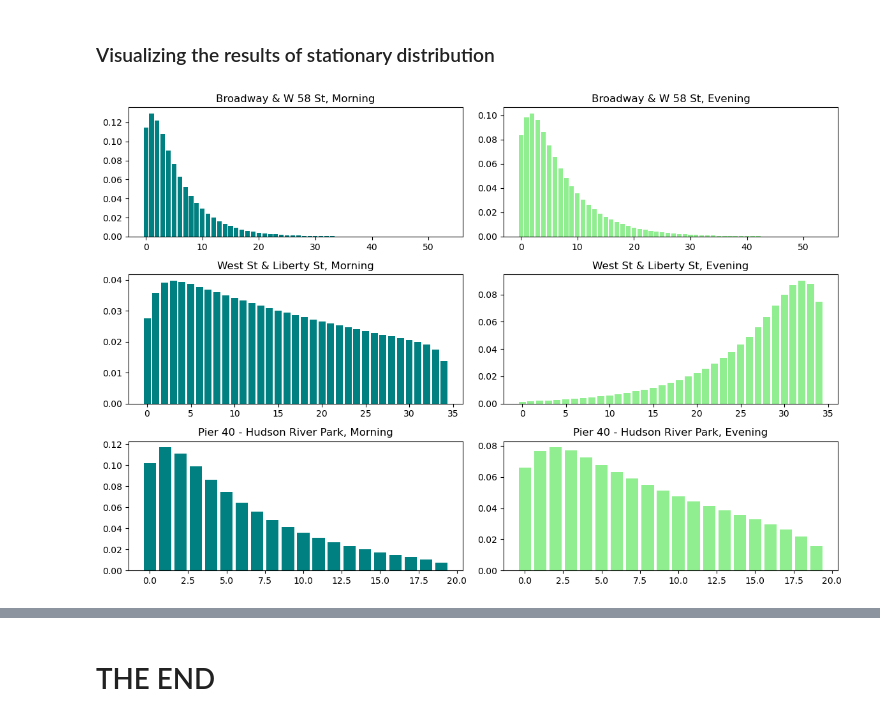
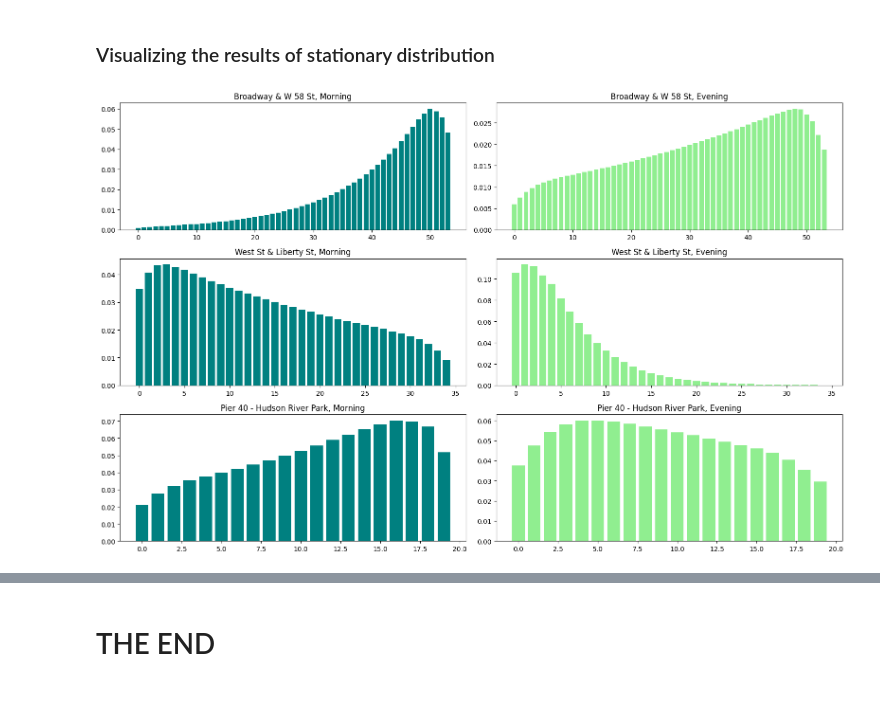
Before and after one commit to bwoody13/nyc-citibike-markovchain, a Jupyter notebook: project.ipynb, the cells around one changed output, grey strips where cells are left out. Saved outputs shown, nothing was run; the diff lists cells and outputs as text; code cells hidden in the pictures.

```diff
--- a/project.ipynb
+++ b/project.ipynb
@@ -288,6 +382,8 @@ plt.show()
 # %%
-morning_start, morning_end = 78, 150
-evening_start, evening_end = 192, 264
+# morning_start, morning_end = 78, 150
+# evening_start, evening_end = 192, 264
+morning_start, morning_end = 39, 75
+evening_start, evening_end = 96, 132
 
 mask_morning_st = (morning_start <= df_stations.start_bin) & (df_stations.start_bin <= morning_end) & (df_stations.start_station_id.isin(station_ids))
 mask_morning_end = (morning_start <= df_stations.end_bin) & (df_stations.end_bin <= morning_end) & (df_stations.end_station_id.isin(station_ids))
@@ -334,15 +434,19 @@ def get_transition_matrix(df, station_id, bins):
     # Get capacity
     capacity = station_map[station_id]["dock_size"]
 
-    # Column of +/- 1 if start or end at the staion
     mask_start_station = df.start_station_id == station_id
     mask_end_station = df.end_station_id == station_id
     mask_same_bin = df.start_bin == df.end_bin
 
-    df.loc[mask_start_station, 'ride_delta'] = 1
-    df.loc[mask_end_station, 'ride_delta'] = -1
+    # Column of +/- 1 if start or end at the staion
+    df.loc[mask_start_station, 'ride_delta'] = -1
+    df.loc[mask_end_station, 'ride_delta'] = 1
 
-    # The ride is within the same dock and within the same bin
+    # Put the actual bin for this station
+    df.loc[:, "true_bin"] = df.loc[:, "start_bin"]
+    df.loc[df.end_station_id == station_id, 'true_bin'] = df["end_bin"]
+
+    # The ride is within the same dock and within the same bin (meaning no change)
     df.loc[mask_start_station & mask_end_station & mask_same_bin, 'ride_delta'] = 0
 
     # For all the rides that share the same start and end station and
@@ -350,32 +454,41 @@ def get_transition_matrix(df, station_id, bins):
     # and we are not considering the (same) ride that actually left the dock
 
     df_missed_rides = df.loc[mask_start_station & mask_end_station & ~ mask_same_bin]
-    # Need this to add the missing rides
+    # Need this to add the missing rides with correct columns for start that was missing
     df_missed_rides.loc[:, "true_bin"] = df_missed_rides.loc[:, "start_bin"]
+    df_missed_rides.loc[:, 'ride_delta'] = -1
 
-    df.loc[df.end_station_id == station_id, 'ride_delta'] = -1
-    # Put the actual bin for this station
-    df.loc[:, "true_bin"] = df.loc[:, "start_bin"]
-    df.loc[df.end_station_id == station_id, 'true_bin'] = df["end_bin"]
-    df = pd.concat([df, df_missed_rides]).reset_index(drop=True)
-    # Add date column (day of month)
+    # Add rows with same start end station and different bins
+    df = pd.concat([df, df_missed_rides]).reset_index(drop=True
+                                                     )
+    # Add date column (day of month) so we can check number of transitions
     df.loc[:, "date"] = df["started_at"].dt.date
     df.loc[df.end_station_id == station_id, "date"] = df["ended_at"].dt.date
 
+    # Sum up the ride_deltas within each bin on each day to get ride_delta for each day within each bin
     df_group = df.groupby(["date", "true_bin"]).ride_delta.sum().reset_index()
 
+    # Make sure all bins for each day accounted for
+    # If no rides occured in a bin then it should be logged as ride_delta of 0
     all_dates = df_group.date.unique()
     all_combinations =  pd.MultiIndex.from_product([all_dates, bins], names=['date', 'true_bin']
     ).to_frame(index=False)
     all_combinations['ride_delta'] = 0
 
+    # Merge with all data bin combinations and set any missing combinations to 0
     df_merge = pd.merge(all_combinations, df_group, on=["date", "true_bin"], how="left").fillna(0)
     df_merge = df_merge.drop("ride_delta_x", axis=1)
     df_merge = df_merge.rename(columns={"ride_delta_y": "ride_delta"})
 
+    # Count up the number of occurences of ride_delta to help create transition matrix
     df_counts = df_merge.groupby("ride_delta")['true_bin'].count().reset_index()
 
+    # Create a dict to make for easy access to values for each ride_delta
     dict_counts = df_counts.set_index('ride_delta')['true_bin'].to_dict()
+
+    # Create P, assuming that transitioning is independent of starting state
+    # This means that we assume seeing that going from 0 to 1 is same as going from 5 to 6
+    # After adding counts to each column, we sum by total counts for each row to ensure each row adds up to 1
 
     P = np.zeros((capacity+1, capacity+1))
 
@@ -507,29 +625,29 @@ pi_s3_e = get_stationary_distribution(P_s3_e)
 ### Visualizing the results of stationary distribution
 # %%
 #Second option to visualize
-fig, axs = plt.subplots(3, 2, figsize=(12, 8))  # 3 rows, 2 columns
+fig, axs = plt.subplots(3, 2, figsize=(16, 10))  # 3 rows, 2 columns
 
 # Plot each stationary distribution
 axs[0, 0].bar(np.arange(len(pi_s1_m)), pi_s1_m, color = 'teal')
 axs[0, 0].set_title("Broadway & W 58 St, Morning")
 
 axs[0, 1].bar(np.arange(len(pi_s1_e)), pi_s1_e, color = 'lightgreen')
 axs[0, 1].set_title("Broadway & W 58 St, Evening")
 
 axs[1, 0].bar(np.arange(len(pi_s2_m)), pi_s2_m, color = 'teal')
 axs[1, 0].set_title("West St & Liberty St, Morning")
 
 axs[1, 1].bar(np.arange(len(pi_s2_e)), pi_s2_e, color = 'lightgreen')
 axs[1, 1].set_title("West St & Liberty St, Evening")
 
 axs[2, 0].bar(np.arange(len(pi_s3_m)), pi_s3_m, color = 'teal')
 axs[2, 0].set_title("Pier 40 - Hudson River Park, Morning")
 
 axs[2, 1].bar(np.arange(len(pi_s3_e)), pi_s3_e, color = 'lightgreen')
 axs[2, 1].set_title("Pier 40 - Hudson River Park, Evening")
 
 # Adjust layout
 plt.tight_layout()
 plt.show()
 # %% [output]
-[figure, old version]
+[figure, new version]
```
Also changed, not shown: parts of 42 cells of this notebook.
